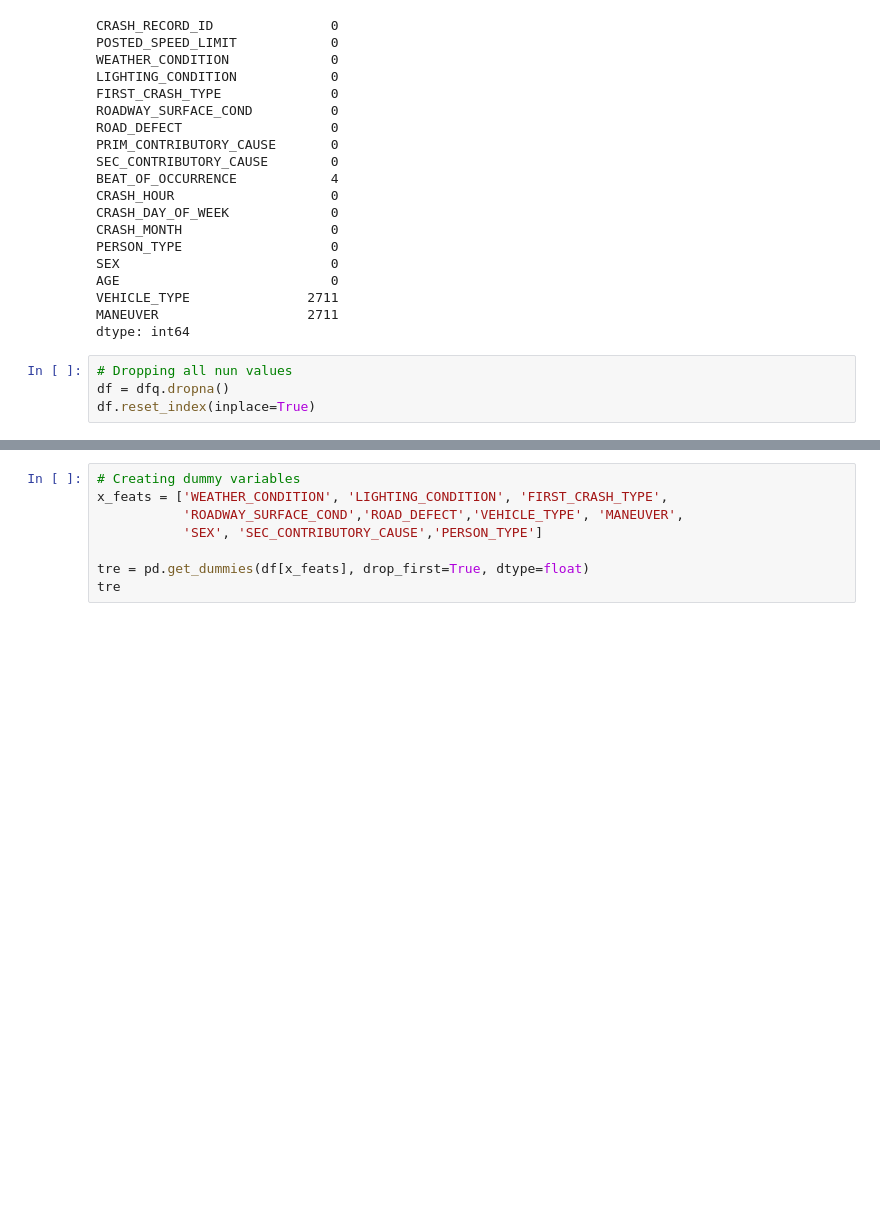
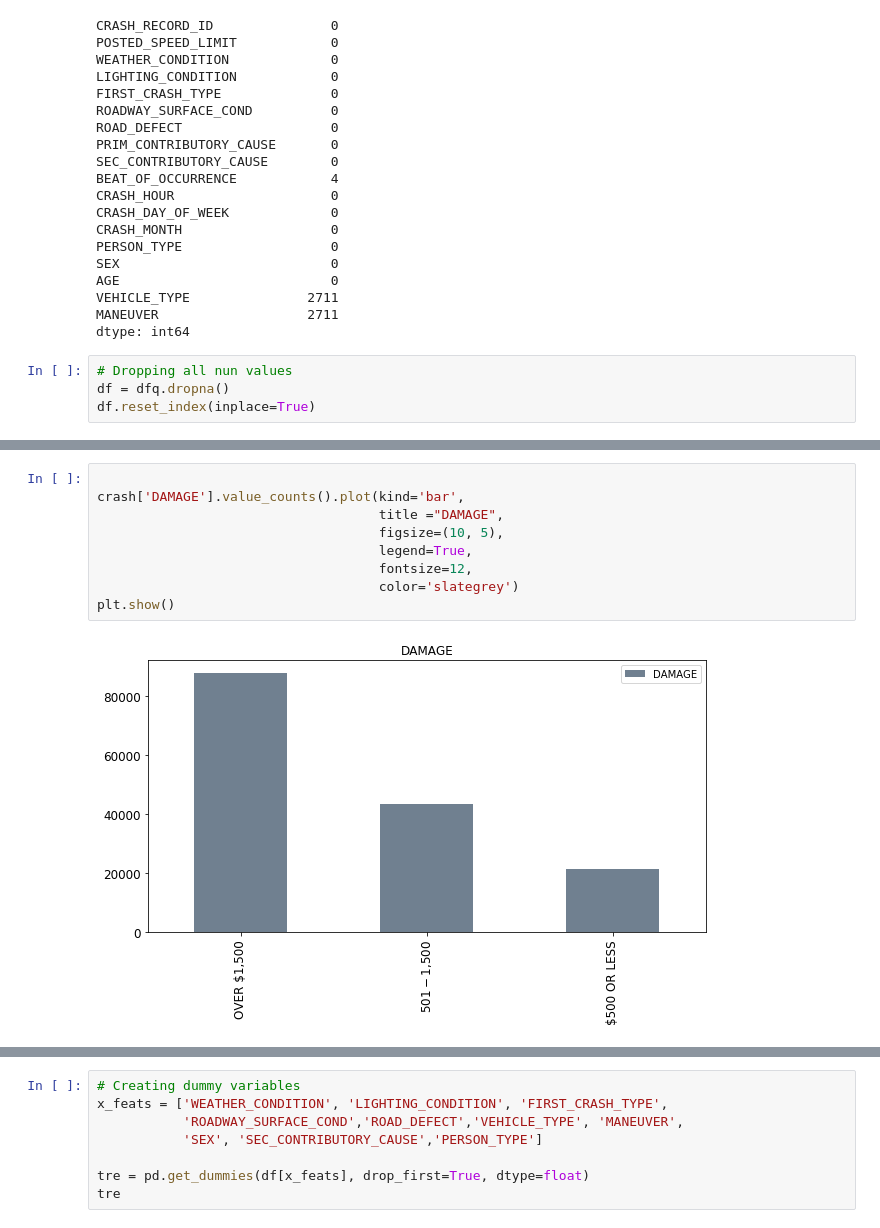
Before and after one commit to ndelgado98/mod3-project-london-dsc, a Jupyter notebook: branch_V.ipynb, the cells around one changed output, grey strips where cells are left out. Cells and saved outputs as stored; diff of their text form; blank space fills up the shorter version.

```diff
--- a/branch_V.ipynb
+++ b/branch_V.ipynb
@@ -99,0 +152,11 @@ df.reset_index(inplace=True)
+# %%
+
+crash['DAMAGE'].value_counts().plot(kind='bar',
+                                    title ="DAMAGE",
+                                    figsize=(10, 5),
+                                    legend=True,
+                                    fontsize=12,
+                                    color='slategrey')
+plt.show()
+# %% [output]
+[figure, added]
```
Also changed, not shown: parts of 51 cells of this notebook.
